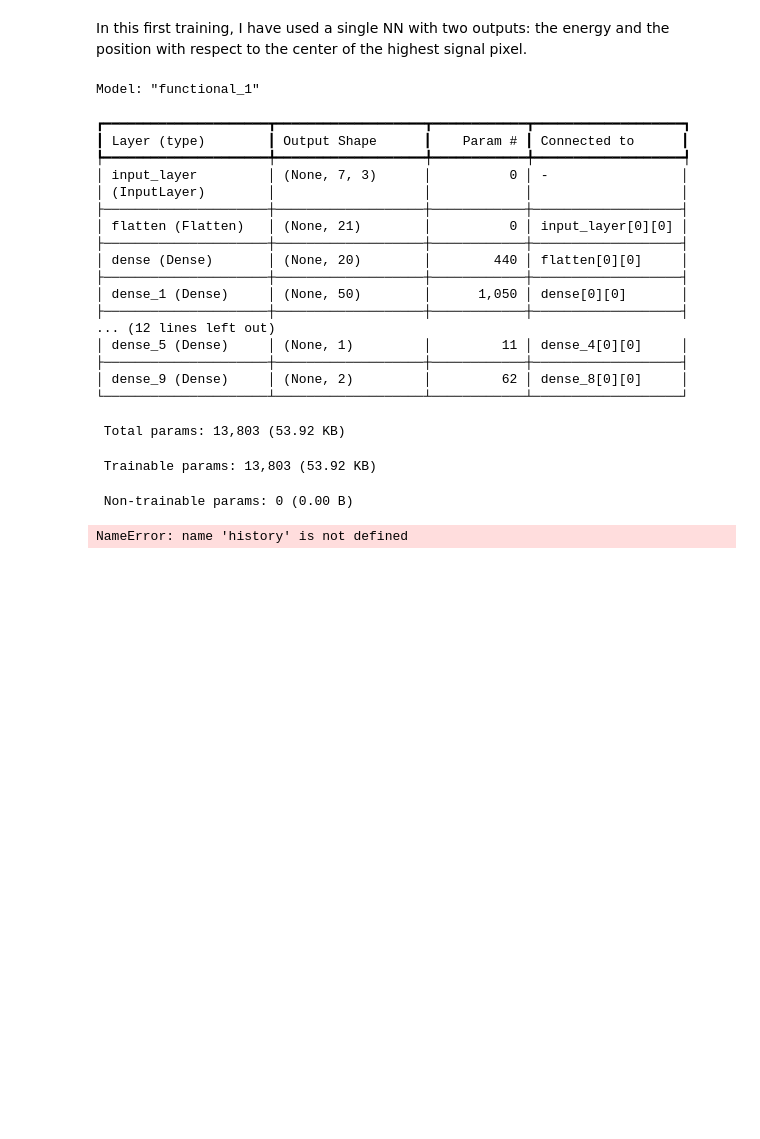
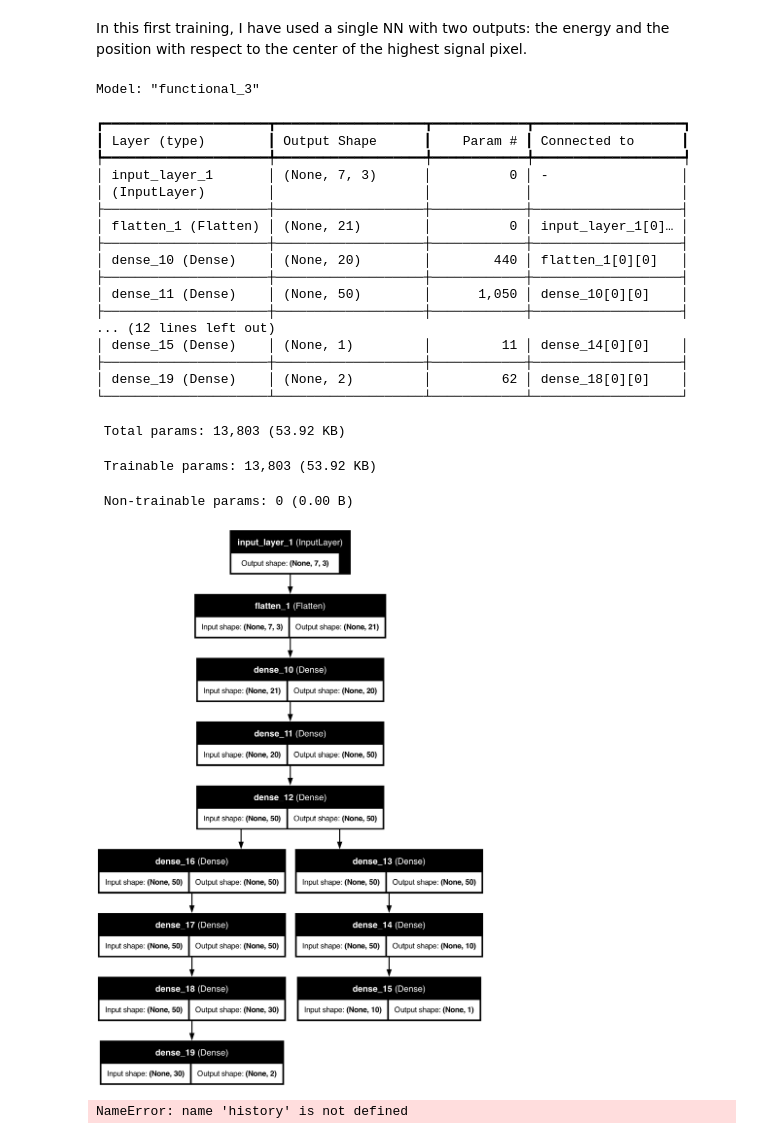
Before and after one commit to chiaratomaiuolo/xrayreco, a Jupyter notebook: xrayreco/tutorial/nn_trial1.ipynb, the cells around one changed output. Cells and saved outputs as stored; diff of their text form; code cells hidden in the pictures; blank space fills up the shorter version.

```diff
--- a/xrayreco/tutorial/nn_trial1.ipynb
+++ b/xrayreco/tutorial/nn_trial1.ipynb
@@ -158,39 +113,42 @@ hidden_xy = Dense(50, activation='relu')(hidden_xy)
 hidden_xy = Dense(30, activation='relu')(hidden_xy)
 output_hit_coordinates = Dense(2, activation='linear')(hidden_xy)
 
 # Defining the outputs
 outputs = [output_energy, output_hit_coordinates]
 # Defining the loss functions - both MSE for regression
 losses = ['MSE', 'MSE']
 
 # Creating the model and compiling it
 model = Model(inputs=input, outputs=outputs)
 
 model.compile(loss=losses, optimizer='adam') # those are standard params, see if any better
 
 # Printing the summary
 model.summary()
+from tensorflow.keras.utils import plot_model
+plot_model(model, show_shapes=True, show_layer_names=True, to_file='model.png')
 # %% [output]
-Model: "functional_1"
+Model: "functional_3"
 ┏━━━━━━━━━━━━━━━━━━━━━┳━━━━━━━━━━━━━━━━━━━┳━━━━━━━━━━━━┳━━━━━━━━━━━━━━━━━━━┓
 ┃ Layer (type)        ┃ Output Shape      ┃    Param # ┃ Connected to      ┃
 ┡━━━━━━━━━━━━━━━━━━━━━╇━━━━━━━━━━━━━━━━━━━╇━━━━━━━━━━━━╇━━━━━━━━━━━━━━━━━━━┩
-│ input_layer         │ (None, 7, 3)      │          0 │ -                 │
+│ input_layer_1       │ (None, 7, 3)      │          0 │ -                 │
 │ (InputLayer)        │                   │            │                   │
 ├─────────────────────┼───────────────────┼────────────┼───────────────────┤
-│ flatten (Flatten)   │ (None, 21)        │          0 │ input_layer[0][0] │
+│ flatten_1 (Flatten) │ (None, 21)        │          0 │ input_layer_1[0]… │
 ├─────────────────────┼───────────────────┼────────────┼───────────────────┤
-│ dense (Dense)       │ (None, 20)        │        440 │ flatten[0][0]     │
+│ dense_10 (Dense)    │ (None, 20)        │        440 │ flatten_1[0][0]   │
 ├─────────────────────┼───────────────────┼────────────┼───────────────────┤
-│ dense_1 (Dense)     │ (None, 50)        │      1,050 │ dense[0][0]       │
+│ dense_11 (Dense)    │ (None, 50)        │      1,050 │ dense_10[0][0]    │
 ├─────────────────────┼───────────────────┼────────────┼───────────────────┤
 ... (12 lines left out)
-│ dense_5 (Dense)     │ (None, 1)         │         11 │ dense_4[0][0]     │
+│ dense_15 (Dense)    │ (None, 1)         │         11 │ dense_14[0][0]    │
 ├─────────────────────┼───────────────────┼────────────┼───────────────────┤
-│ dense_9 (Dense)     │ (None, 2)         │         62 │ dense_8[0][0]     │
+│ dense_19 (Dense)    │ (None, 2)         │         62 │ dense_18[0][0]    │
 └─────────────────────┴───────────────────┴────────────┴───────────────────┘
  Total params: 13,803 (53.92 KB)
  Trainable params: 13,803 (53.92 KB)
  Non-trainable params: 0 (0.00 B)
+[figure, added]
 # %%
 # Defining the path and directory for checkpoints that save the model's weights.
```
Also changed, not shown: parts of 20 cells of this notebook, 2 other files.
